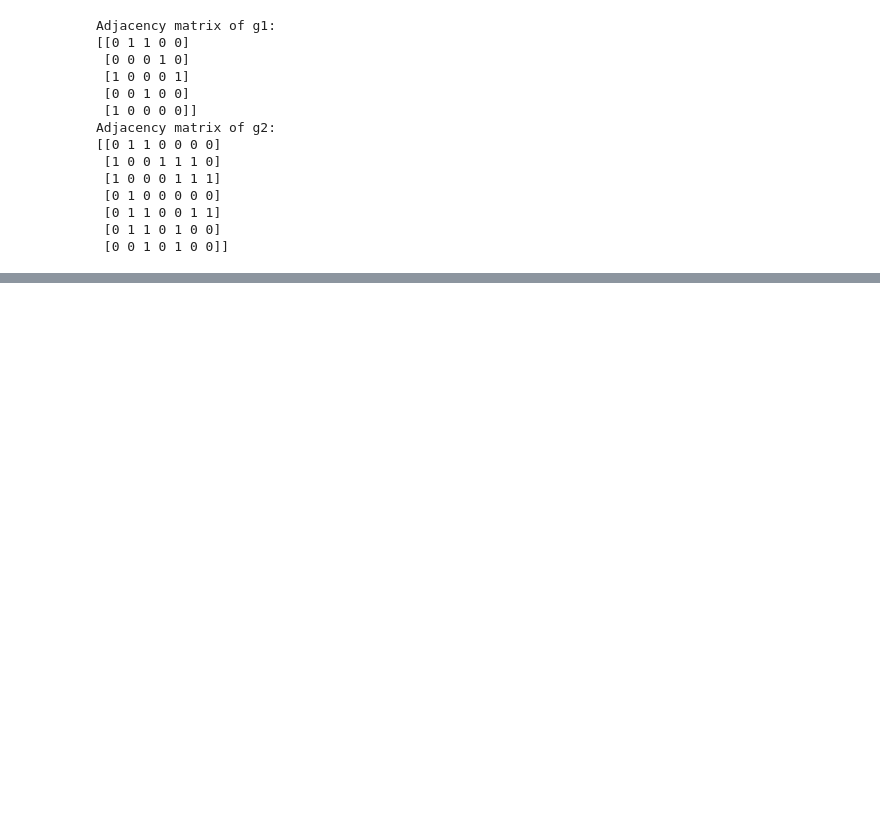
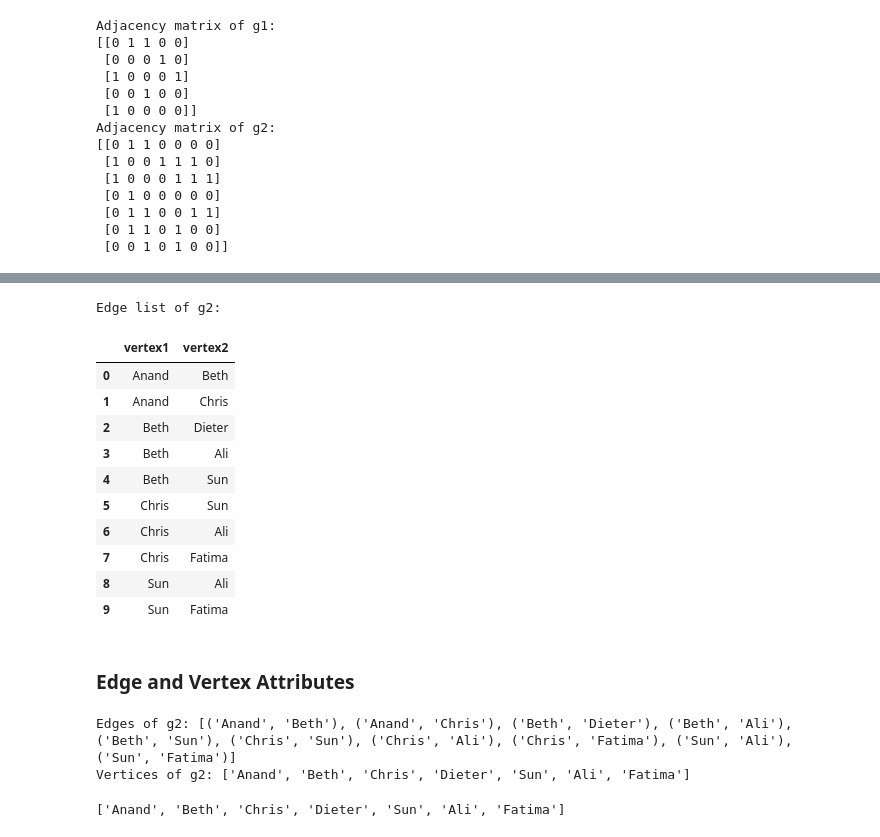
Before and after one commit to hirokiodd/sna-learn, a Jupyter notebook: code/create_network.ipynb, the cells around one changed output, grey strips where cells are left out. Saved outputs shown, nothing was run; the diff lists cells and outputs as text; code cells hidden in the pictures; blank space fills up the shorter version.

```diff
--- a/code/create_network.ipynb
+++ b/code/create_network.ipynb
@@ -98,0 +102,32 @@ Adjacency matrix of g2:
+# %%
+# Create an edge list of g2
+edge_list = nx.to_pandas_edgelist(g2)
+edge_list.rename(columns={"source": "vertex1", "target": "vertex2"}, inplace=True)
+print("Edge list of g2:")
+edge_list
+# %% [output]
+Edge list of g2:
+|  | vertex1 | vertex2 |
+| 0 | Anand | Beth |
+| 1 | Anand | Chris |
+| 2 | Beth | Dieter |
+| 3 | Beth | Ali |
+| 4 | Beth | Sun |
+| 5 | Chris | Sun |
+| 6 | Chris | Ali |
+| 7 | Chris | Fatima |
+| 8 | Sun | Ali |
+| 9 | Sun | Fatima |
+# %% [markdown]
+### Edge and Vertex Attributes
+# %%
+# Access the edges and the vertices of g2
+print(f"Edges of g2: {g2.edges}")
+print(f"Vertices of g2: {g2.nodes}")
+# %% [output]
+Edges of g2: [('Anand', 'Beth'), ('Anand', 'Chris'), ('Beth', 'Dieter'), ('Beth', 'Ali'), ('Beth', 'Sun'), ('Chris', 'Sun'), ('Chris', 'Ali'), ('Chris', 'Fatima'), ('Sun', 'Ali'), ('Sun', 'Fatima')]
+Vertices of g2: ['Anand', 'Beth', 'Chris', 'Dieter', 'Sun', 'Ali', 'Fatima']
+# %%
+print(g2.nodes)
+# %% [output]
+['Anand', 'Beth', 'Chris', 'Dieter', 'Sun', 'Ali', 'Fatima']
```
Also changed, not shown: parts of 13 cells of this notebook.
